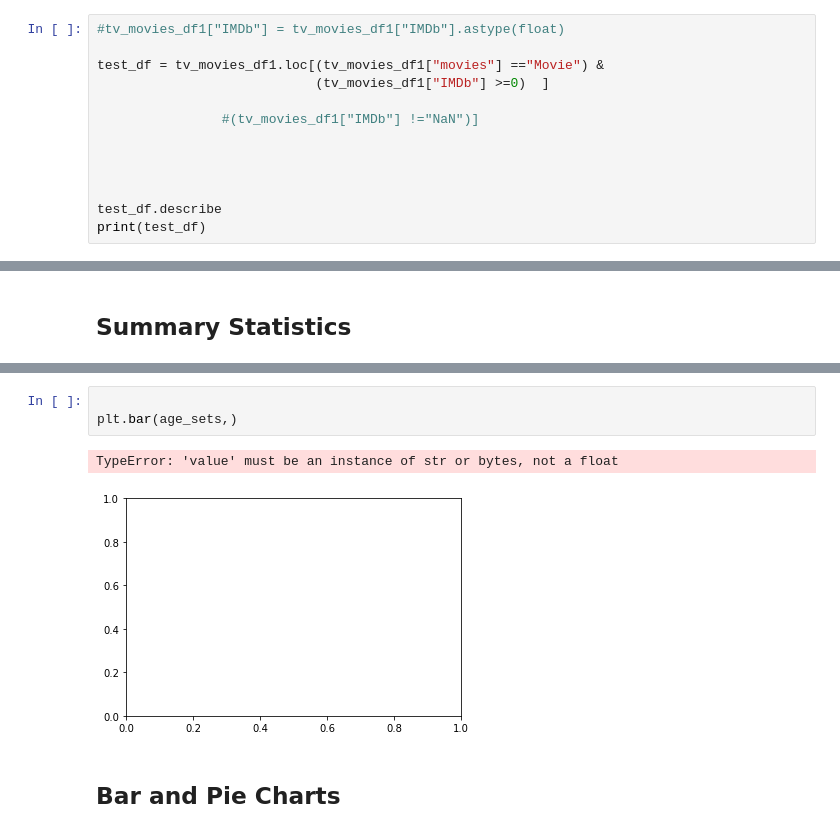
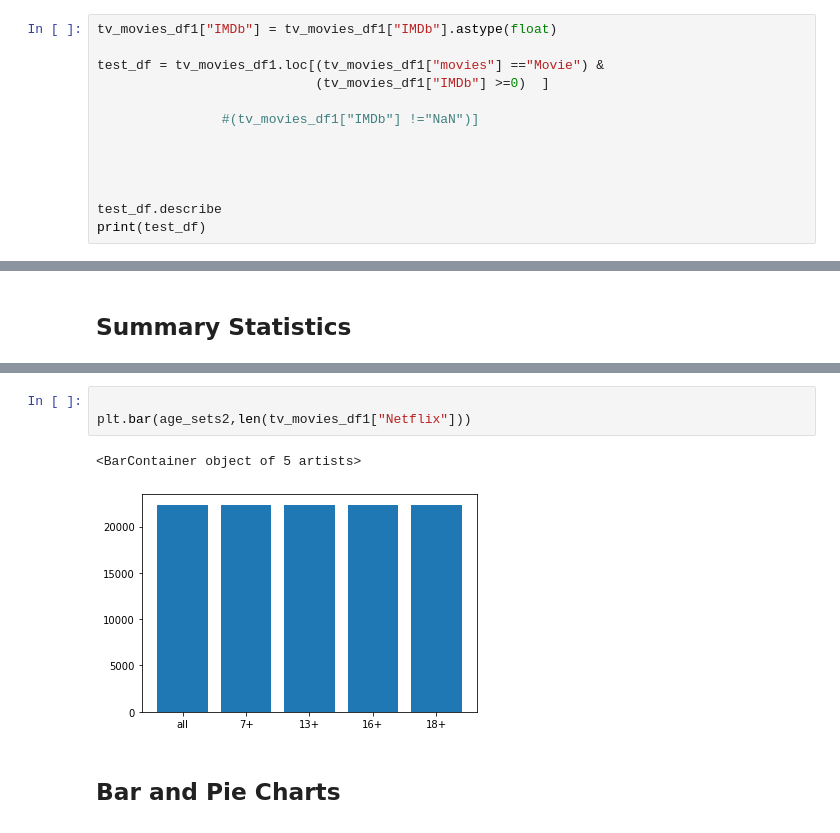
Before and after one commit to jtslater2/old_fashioned, a Jupyter notebook: Scripts/mpaa.ipynb, the cells around one changed output, grey strips where cells are left out. Saved outputs shown, nothing was run; the diff lists cells and outputs as text.

```diff
--- a/Scripts/mpaa.ipynb
+++ b/Scripts/mpaa.ipynb
@@ -41,5 +41,5 @@ tv_movies_df.head()
 # %%
-#tv_movies_df1["IMDb"] = tv_movies_df1["IMDb"].astype(float)
+tv_movies_df1["IMDb"] = tv_movies_df1["IMDb"].astype(float)
 
 test_df = tv_movies_df1.loc[(tv_movies_df1["movies"] =="Movie") &
                             (tv_movies_df1["IMDb"] >=0)  ]
@@ -103,10 +136,10 @@ SumStats
 |  | 1 | 1959.7 |
 # %%
 
-plt.bar(age_sets,)
+plt.bar(age_sets2,len(tv_movies_df1["Netflix"]))
 # %% [output]
-TypeError: 'value' must be an instance of str or bytes, not a float
+<BarContainer object of 5 artists>
-[figure, old version]
+[figure, new version]
 # %% [markdown]
 ## Bar and Pie Charts
 # %%
```
Also changed, not shown: parts of 6 cells of this notebook.
